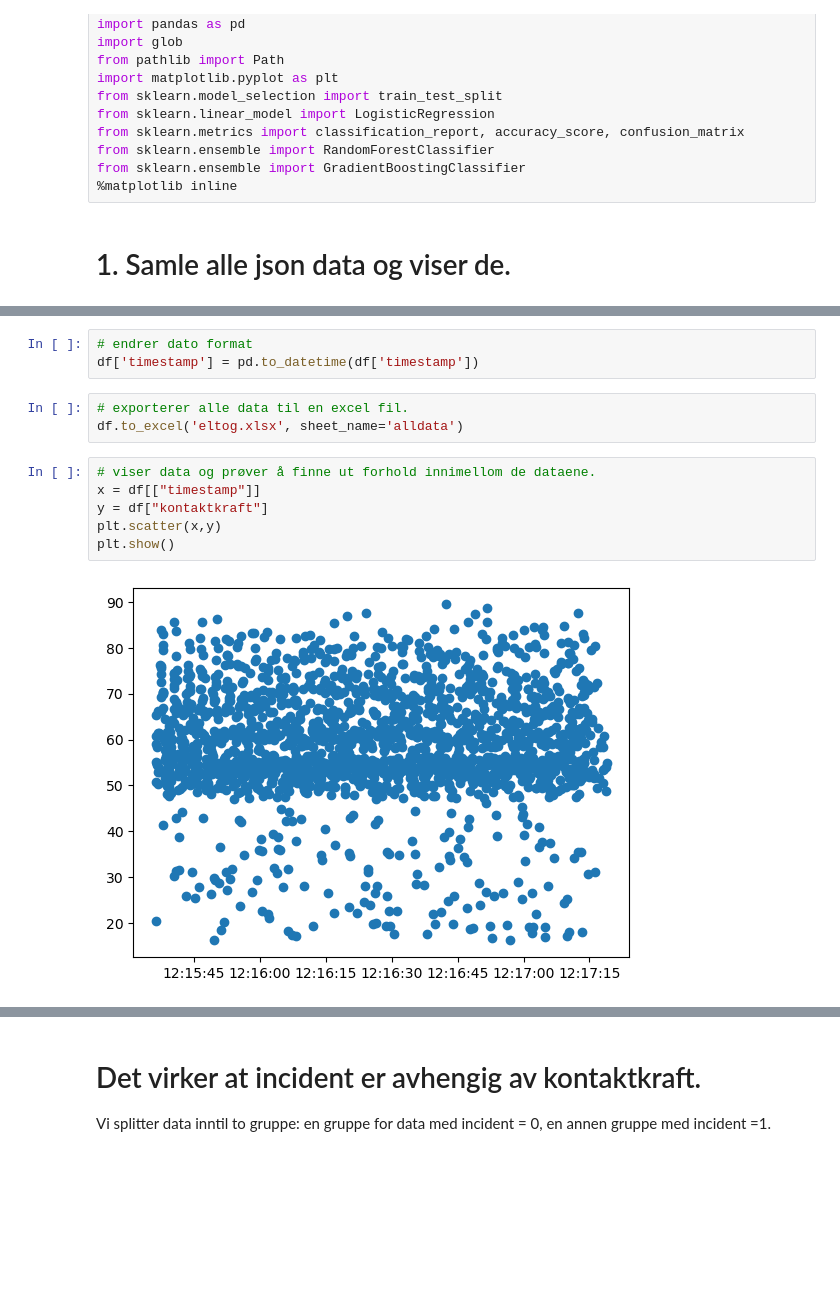
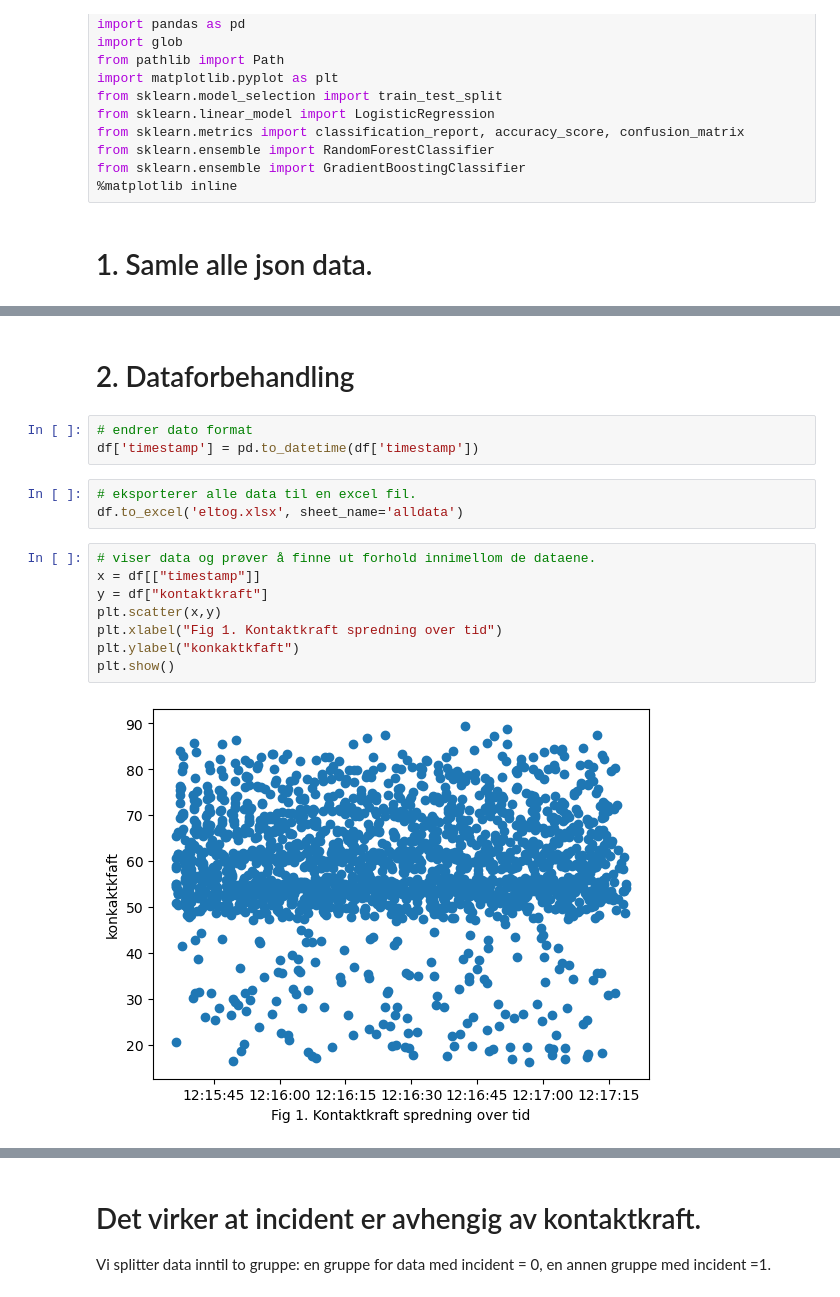
Before and after one commit to mengtsian/Qian-, a Jupyter notebook: Eltog.ipynb, the cells around one changed output, grey strips where cells are left out. Drawn from its saved outputs; the diff is of its cells as text; blank space fills up the shorter version.

```diff
--- a/Eltog.ipynb
+++ b/Eltog.ipynb
@@ -21,7 +24,7 @@ from sklearn.ensemble import RandomForestClassifier
 from sklearn.ensemble import GradientBoostingClassifier
 %matplotlib inline
 # %% [markdown]
-# 1. Samle alle json data og viser de.
+# 1. Samle alle json data.
 # %%
 # samle alle data
 paths = Path("C:/Users/meng_/Documents/BaneNOR/ds_case_data/sensor_data").glob("*.json")
@@ -39,20 +42,24 @@ df. head(10)
 | 7 | 2023-06-28T12:16:35.243846 | 00a3d1d4-fde2-4502-a5ed-7b3780f44d0d | 0 | 1 | 34.987745 | 107.766239 | open_landscape | 1.856061 | ... |
 | 8 | 2023-06-28T12:16:55.135945 | 00a5f033-2058-4cc6-82d6-77bda6462524 | 4 | 0 | 66.789109 | 102.027474 | open_landscape | 13.992718 | ... |
 | 9 | 2023-06-28T12:15:55.409846 | 00b65c62-b525-475c-a630-eed4fb62c6bf | 2 | 1 | 23.786930 | 91.293280 | town | 7.506408 | ... |
+# %% [markdown]
+# 2. Dataforbehandling
 # %%
 # endrer dato format
 df['timestamp'] = pd.to_datetime(df['timestamp'])
 # %%
-# exporterer alle data til en excel fil.
+# eksporterer alle data til en excel fil.
 df.to_excel('eltog.xlsx', sheet_name='alldata')
 # %%
 # viser data og prøver å finne ut forhold innimellom de dataene.
 x = df[["timestamp"]]
 y = df["kontaktkraft"]
 plt.scatter(x,y)
+plt.xlabel("Fig 1. Kontaktkraft spredning over tid")
+plt.ylabel("konkaktkfaft")
 plt.show()
 # %% [output]
-[figure, old version]
+[figure, new version]
 # %%
 x = df[["timestamp"]]
 y = df["incident"]
```
Also changed, not shown: parts of 19 cells of this notebook.
